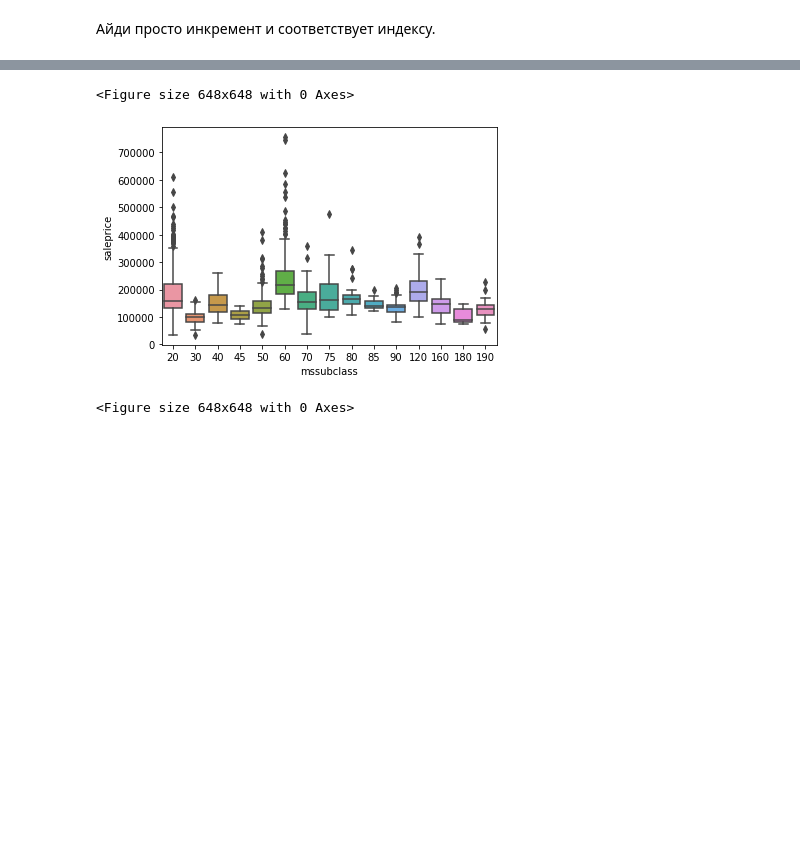
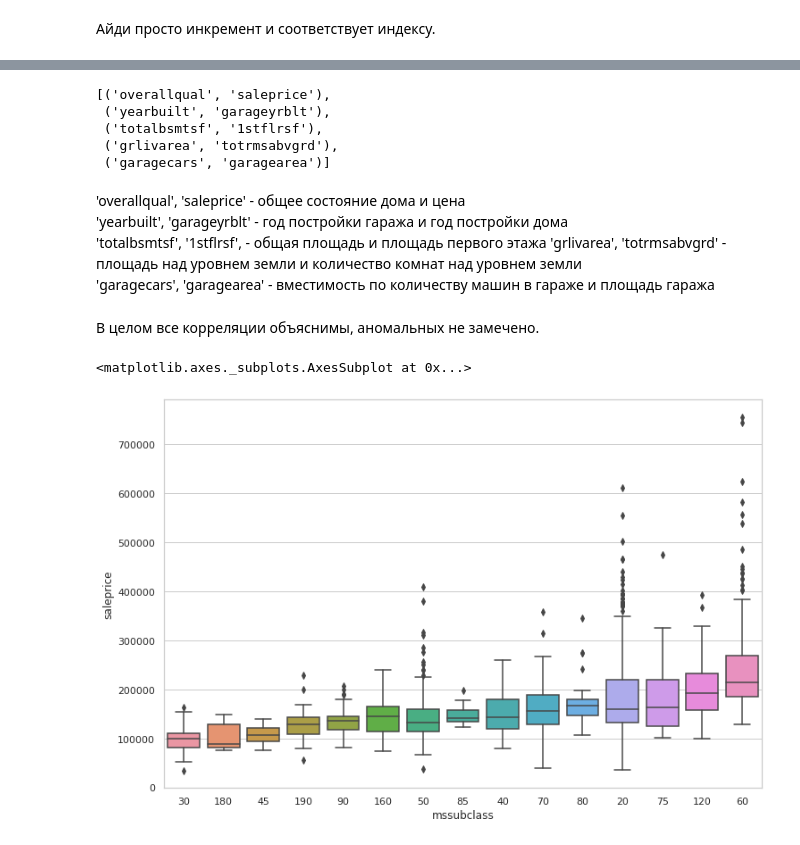
Before and after one commit to anfimka/kaggle, a Jupyter notebook: house-prices/house-prices.ipynb, the cells around one changed output, grey strips where cells are left out. Drawn from its saved outputs; the diff is of its cells as text; code cells hidden in the pictures; blank space fills up the shorter version.

```diff
--- a/house-prices/house-prices.ipynb
+++ b/house-prices/house-prices.ipynb
@@ -69,6 +77,0 @@ Index(['id', 'mssubclass', 'mszoning', 'lotfrontage', 'lotarea', 'street',
-# %%
-sns.boxplot(x='mssubclass', y='saleprice', data=df)
-# %% [output]
-<Figure size 648x648 with 0 Axes>
-[figure, removed]
-<Figure size 648x648 with 0 Axes>
@@ -74,0 +82,24 @@ sns.boxplot(x='mssubclass', y='saleprice', data=df)
+# %%
+high_corr
+# %% [output]
+[('overallqual', 'saleprice'),
+ ('yearbuilt', 'garageyrblt'),
+ ('totalbsmtsf', '1stflrsf'),
+ ('grlivarea', 'totrmsabvgrd'),
+ ('garagecars', 'garagearea')]
+# %% [markdown]
+'overallqual', 'saleprice' - общее состояние дома и цена
+'yearbuilt', 'garageyrblt' - год постройки гаража и год постройки дома
+'totalbsmtsf', '1stflrsf', - общая площадь и площадь первого этажа
+'grlivarea', 'totrmsabvgrd' - площадь над уровнем земли и количество комнат над уровнем земли
+'garagecars', 'garagearea' - вместимость по количеству машин в гараже и площадь гаража
+# %% [markdown]
+В целом все корреляции объяснимы, аномальных не замечено.
+# %%
+order = df.groupby('mssubclass')['saleprice'].mean().sort_values().index
+plt.figure(figsize=(12,8))
+sns.set_theme(style="whitegrid")
+sns.boxplot(x='mssubclass', y='saleprice', data=df, order=order)
+# %% [output]
+<matplotlib.axes._subplots.AxesSubplot at 0x...>
+[figure, added]
```
Also changed, not shown: parts of 17 cells of this notebook.
